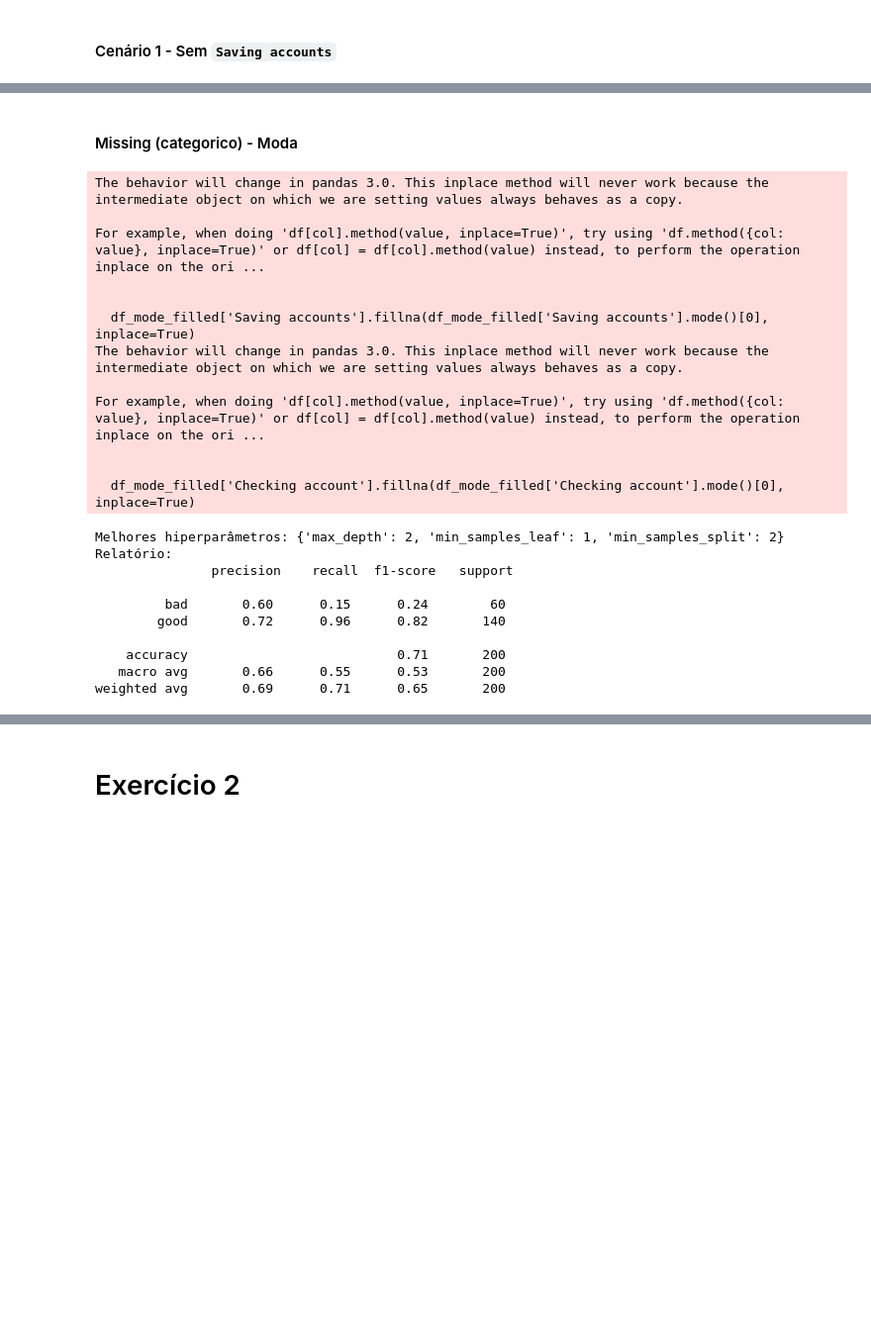
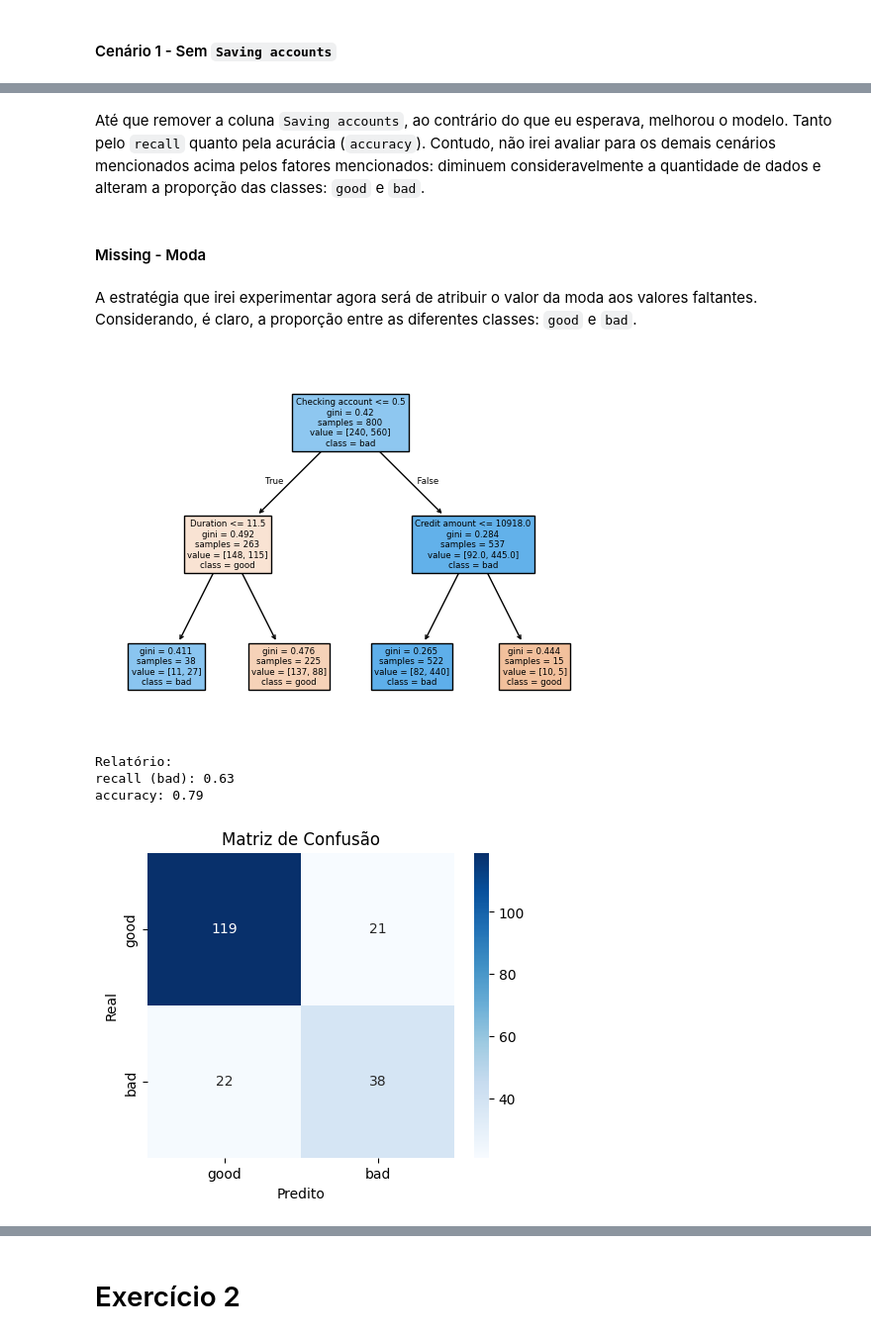
Before and after one commit to patrickpiresdev/data_science_uerj, a Jupyter notebook: Trabalho 1/Trabalho 1 - Patrick Pires/analise.ipynb, the cells around one changed output, grey strips where cells are left out. Shown at 99% size. Saved outputs shown, nothing was run; the diff lists cells and outputs as text; code cells hidden in the pictures; blank space fills up the shorter version.

Commit message:
Implement code changes to enhance functionality and improve performance

```diff
--- a/Trabalho 1/Trabalho 1 - Patrick Pires/analise.ipynb
+++ b/Trabalho 1/Trabalho 1 - Patrick Pires/analise.ipynb
@@ -601,38 +571,33 @@ weighted avg       0.69      0.71      0.65       200
+# %% [markdown]
+Até que remover a coluna `Saving accounts`, ao contrário do que eu esperava, melhorou o modelo. Tanto pelo `recall` quanto pela acurácia (`accuracy`). Contudo, não irei avaliar para os demais cenários mencionados acima pelos fatores mencionados: diminuem consideravelmente a quantidade de dados e alteram a proporção das classes: `good` e `bad`.
 # %% [markdown]
-#### Missing (categorico) - Moda
+#### Missing - Moda
+# %% [markdown]
+A estratégia que irei experimentar agora será de atribuir o valor da moda aos valores faltantes. Considerando, é claro, a proporção entre as diferentes classes: `good` e `bad`.
 # %%
-df_mode_filled = df_tratado.copy()
-df_mode_filled['Saving accounts'].fillna(df_mode_filled['Saving accounts'].mode()[0], inplace=True)
-df_mode_filled['Checking account'].fillna(df_mode_filled['Checking account'].mode()[0], inplace=True)
+def fill_with_mode(df, column):
+    goods_filter = df['Risk'] == 'good'
+    bads_filter = df['Risk'] == 'bad'
 
-X = df_mode_filled.drop('Risk', axis=1)
-y = df_mode_filled['Risk']
+    goods = df[goods_filter]
+    bads = df[bads_filter]
 
-X_train, X_test, y_train, y_test = train_test_split(
-    X, y, test_size=0.2, random_state=42, stratify=y
-)
-model = trained_model(X_train, y_train)
-predict_and_evaluate(model, X_test, y_test)
+    good_mode = goods[column].mode()[0]
+    bad_mode = bads[column].mode()[0]
+
+    df.loc[goods_filter, column] = df.loc[goods_filter, column].fillna(good_mode)
+    df.loc[bads_filter, column] = df.loc[bads_filter, column].fillna(bad_mode)
+
+    return df
+
+df_mode_filled = treat_all(df.copy())
+df_mode_filled = fill_with_mode(df_mode_filled, 'Saving accounts')
+df_mode_filled = fill_with_mode(df_mode_filled, 'Checking account')
+
+execute_experiment(df_mode_filled, show_tree=True)
 # %% [output]
+[figure, added]
-The behavior will change in pandas 3.0. This inplace method will never work because the intermediate object on which we are setting values always behaves as a copy.
-
-For example, when doing 'df[col].method(value, inplace=True)', try using 'df.method({col: value}, inplace=True)' or df[col] = df[col].method(value) instead, to perform the operation inplace on the ori ...
-
-
-  df_mode_filled['Saving accounts'].fillna(df_mode_filled['Saving accounts'].mode()[0], inplace=True)
-The behavior will change in pandas 3.0. This inplace method will never work because the intermediate object on which we are setting values always behaves as a copy.
-
-For example, when doing 'df[col].method(value, inplace=True)', try using 'df.method({col: value}, inplace=True)' or df[col] = df[col].method(value) instead, to perform the operation inplace on the ori ...
-
-
-  df_mode_filled['Checking account'].fillna(df_mode_filled['Checking account'].mode()[0], inplace=True)
+Relatório:
+recall (bad): 0.63
+accuracy: 0.79
-Melhores hiperparâmetros: {'max_depth': 2, 'min_samples_leaf': 1, 'min_samples_split': 2}
-Relatório:
-               precision    recall  f1-score   support
-
-         bad       0.60      0.15      0.24        60
-        good       0.72      0.96      0.82       140
-
-    accuracy                           0.71       200
-   macro avg       0.66      0.55      0.53       200
-weighted avg       0.69      0.71      0.65       200
+[figure, added]
```
Also changed, not shown: parts of 33 cells of this notebook.
